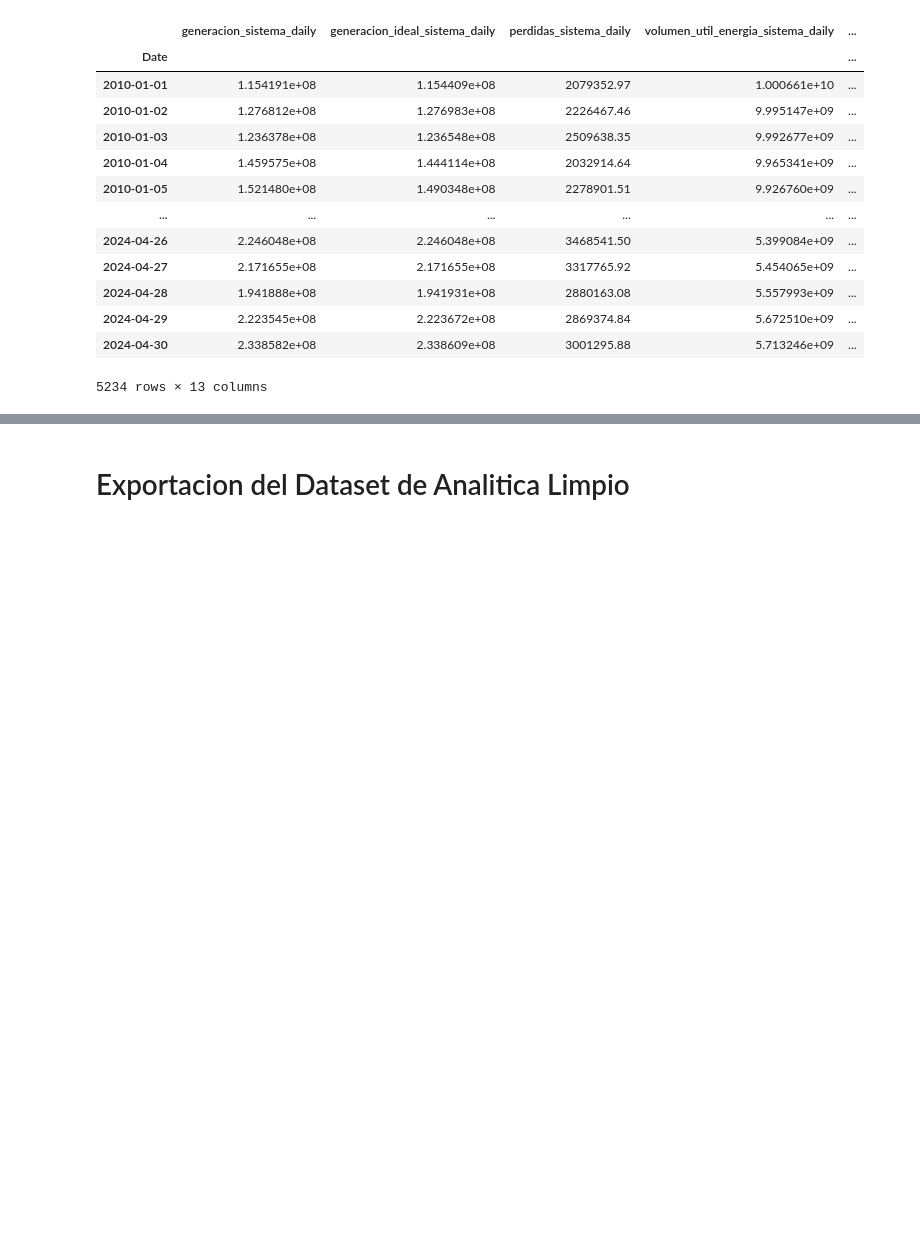
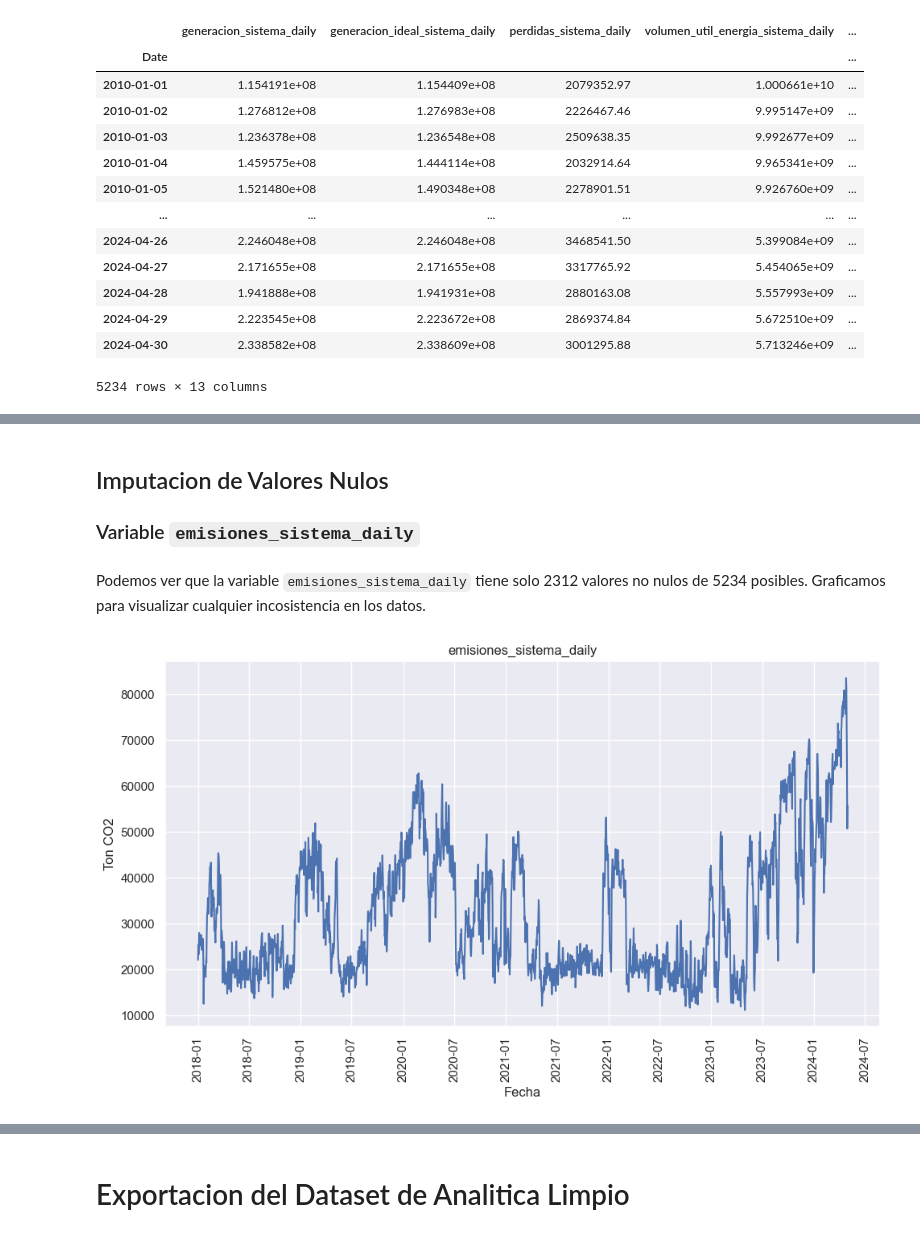
Before and after one commit to sistema-electrico-colombia/transform-EDA, a Jupyter notebook: transformaciones_analitica.ipynb, the cells around one changed output, grey strips where cells are left out. Cells and saved outputs as stored; diff of their text form; code cells hidden in the pictures; blank space fills up the shorter version.

Commit message:
[ADD] Agregada la imputacion de valores nulos

```diff
--- a/transformaciones_analitica.ipynb
+++ b/transformaciones_analitica.ipynb
@@ -1008,0 +1032,46 @@ df_consolidated
+# %% [markdown]
+## Imputacion de Valores Nulos
+### Variable `emisiones_sistema_daily`
+# %% [markdown]
+Podemos ver que la variable `emisiones_sistema_daily` tiene solo 2312 valores no nulos de 5234 posibles. Graficamos para visualizar cualquier incosistencia en los datos.
+# %%
+import matplotlib.pyplot as plt
+import matplotlib.dates as mdates
+import seaborn as sns
+
+df = df_consolidated
+
+def graficar(df, var_name, units):
+    # Configuración de estilo
+    sns.set(style='whitegrid')
+    sns.set_theme()
+    # Crear la gráfica
+    df.index = pd.to_datetime(df.index)
+    plt.figure(figsize=(10, 6))
+    sns.lineplot(x='Date', y=var_name, data=df)
+
+    # Personalizar la gráfica
+    # Formatear las etiquetas del eje x para mostrar solo el año y mes
+    # Formatear las etiquetas del eje x para mostrar solo el año en enero y julio
+    class YearMonthFormatter(mdates.DateFormatter):
+        def __call__(self, x, pos=None):
+            date = mdates.num2date(x)
+            if date.month in [1, 7]:
+                return date.strftime('%Y-%m')
+            return ''
+
+
+    plt.gca().xaxis.set_major_locator(mdates.MonthLocator(bymonth=[1, 7]))
+    plt.gca().xaxis.set_major_formatter(YearMonthFormatter('%Y-%m'))
+    plt.title(var_name)
+    plt.xlabel('Fecha')
+    plt.ylabel(units)
+    plt.xticks(rotation=90)
+    plt.tight_layout()
+
+    # Mostrar la gráfica
+    plt.show()
+# %%
+graficar(df_consolidated, 'emisiones_sistema_daily', 'Ton CO2')
+# %% [output]
+[figure, added]
```
Also changed, not shown: parts of 9 cells of this notebook.
